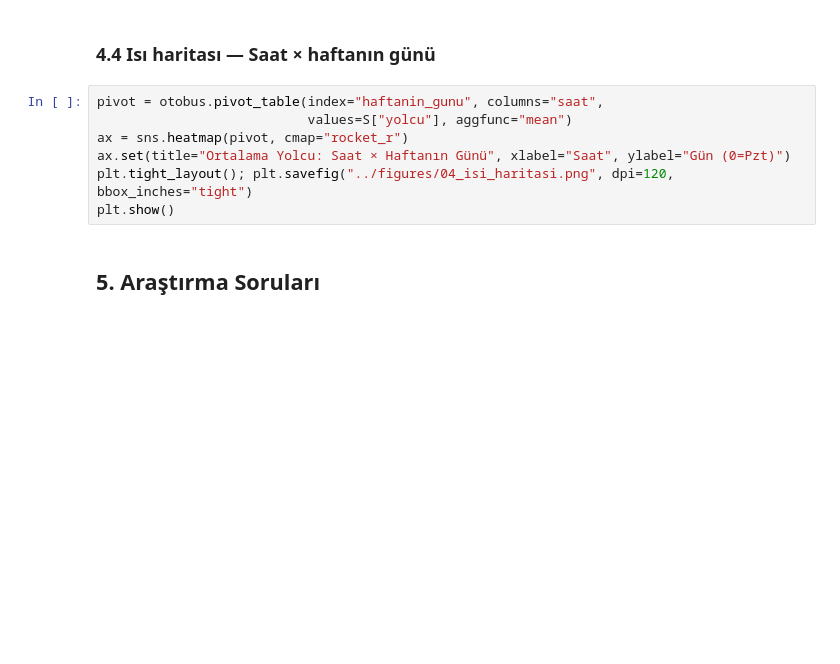
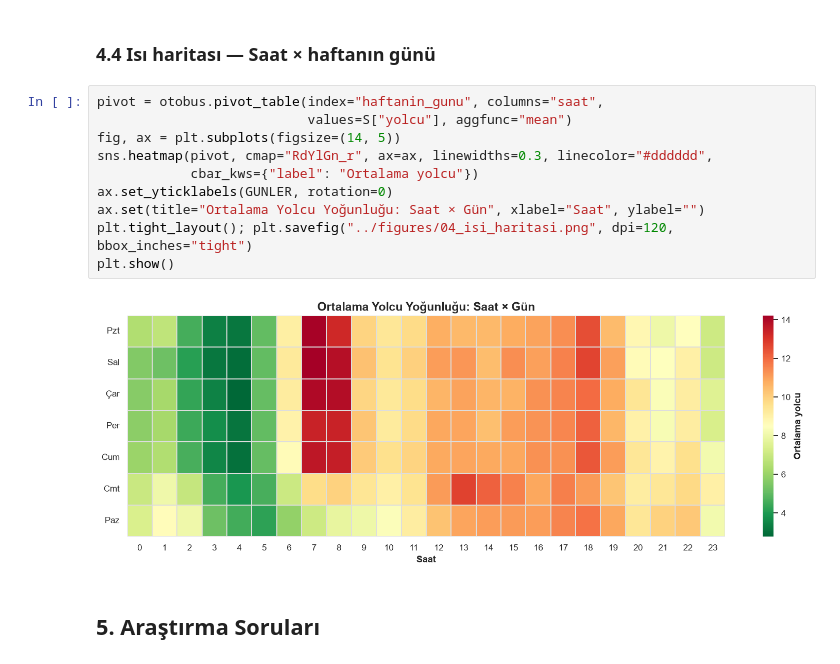
Before and after one commit to gurkankilinc/Veri-Bilimi-Final-Projesi, a Jupyter notebook: notebooks/analiz.ipynb, the cells around one changed output. Cells and saved outputs as stored; diff of their text form; blank space fills up the shorter version.

```diff
--- a/notebooks/analiz.ipynb
+++ b/notebooks/analiz.ipynb
@@ -131,10 +264,15 @@ plt.show()
 # %%
 pivot = otobus.pivot_table(index="haftanin_gunu", columns="saat",
                            values=S["yolcu"], aggfunc="mean")
-ax = sns.heatmap(pivot, cmap="rocket_r")
-ax.set(title="Ortalama Yolcu: Saat × Haftanın Günü", xlabel="Saat", ylabel="Gün (0=Pzt)")
+fig, ax = plt.subplots(figsize=(14, 5))
+sns.heatmap(pivot, cmap="RdYlGn_r", ax=ax, linewidths=0.3, linecolor="#dddddd",
+            cbar_kws={"label": "Ortalama yolcu"})
+ax.set_yticklabels(GUNLER, rotation=0)
+ax.set(title="Ortalama Yolcu Yoğunluğu: Saat × Gün", xlabel="Saat", ylabel="")
 plt.tight_layout(); plt.savefig("../figures/04_isi_haritasi.png", dpi=120, bbox_inches="tight")
 plt.show()
+# %% [output]
+[figure, added]
 # %% [markdown]
 ## 5. Araştırma Soruları
 # %% [markdown]
```
Also changed, not shown: parts of 34 cells of this notebook.
